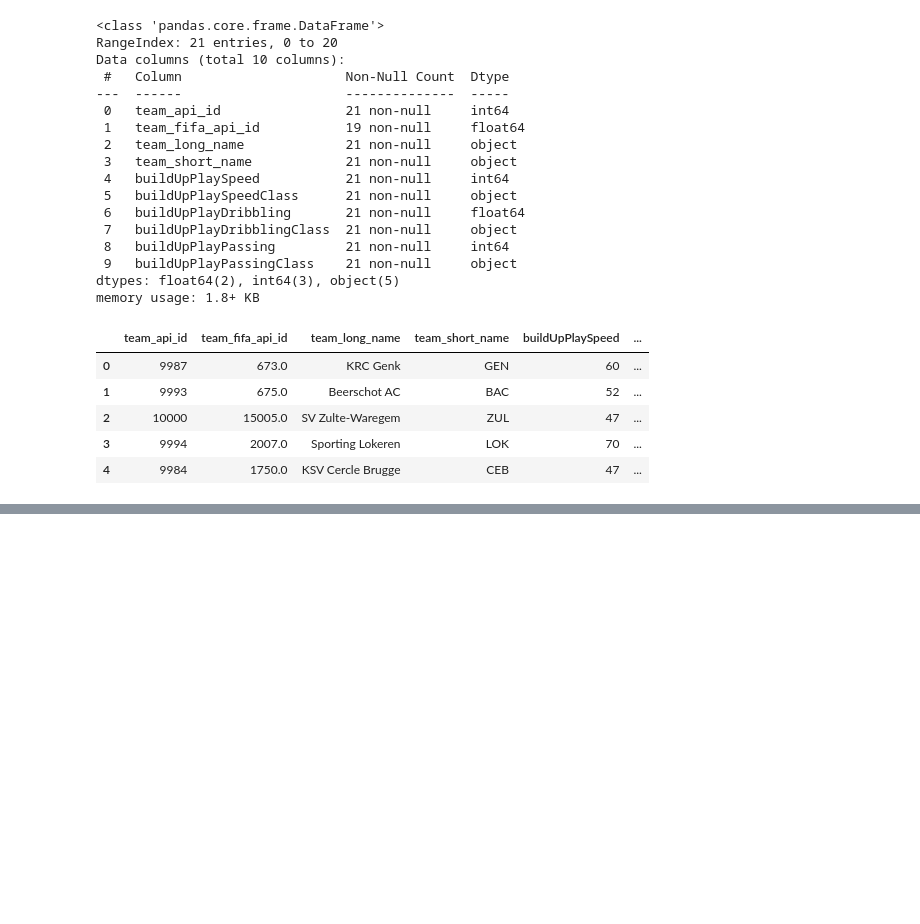
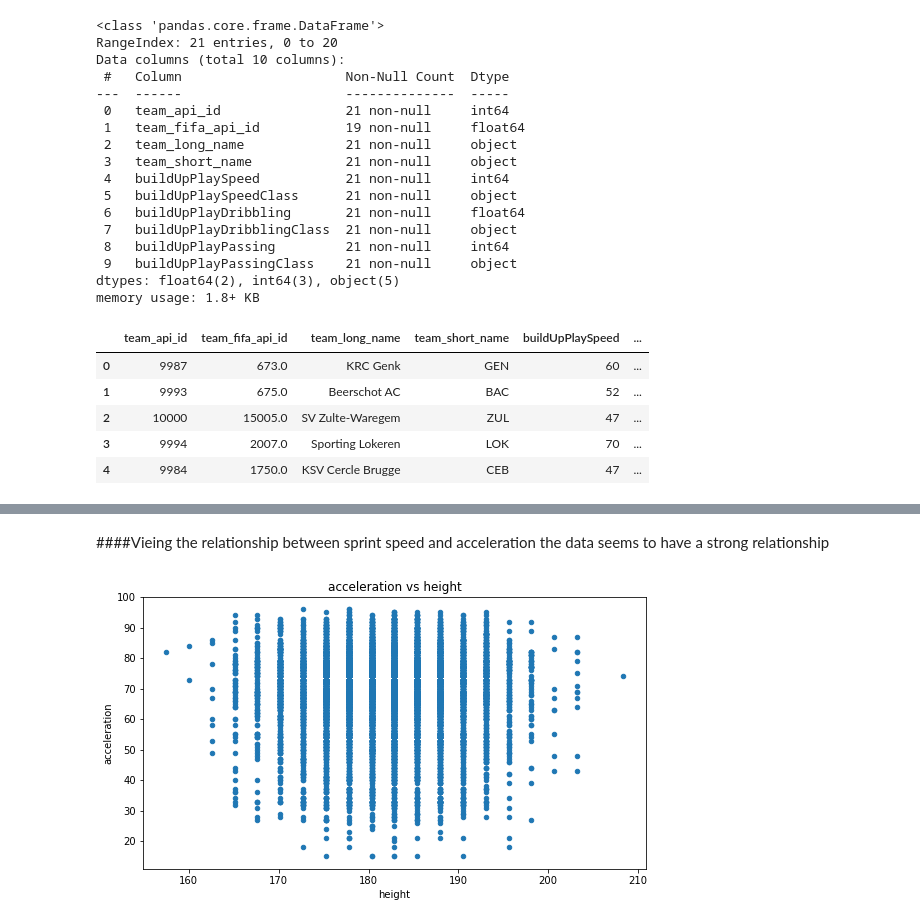
Before and after one commit to btrian/soccerdb, a Jupyter notebook: investigate.ipynb, the cells around one changed output, grey strips where cells are left out. Drawn from its saved outputs; the diff is of its cells as text; code cells hidden in the pictures; blank space fills up the shorter version.

```diff
--- a/investigate.ipynb
+++ b/investigate.ipynb
@@ -302,0 +243,7 @@ It seems to me there are a lot f relationships between potential and other attri
+# %% [markdown]
+####Vieing the relationship between sprint speed and acceleration the data seems to have a strong relationship
+# %%
+play.plot(x ='height', y ='acceleration', kind ='scatter', figsize =(9,5))
+plt.title('acceleration vs height');
+# %% [output]
+[figure, added]
```
Also changed, not shown: parts of 40 cells of this notebook, 4 other files.
